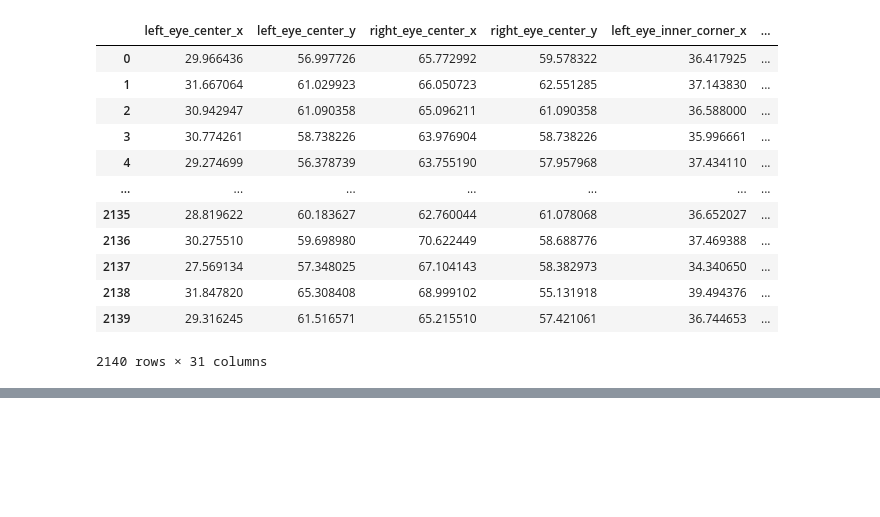
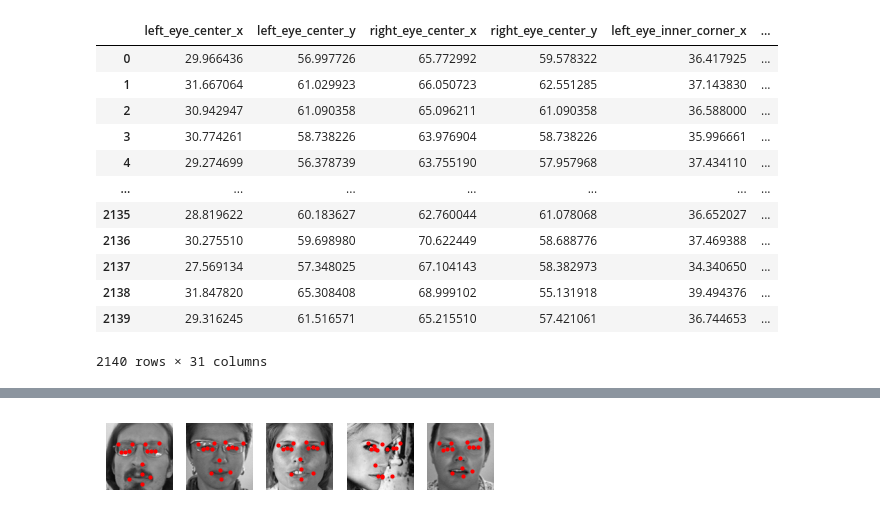
Before and after one commit to RubenBBlazquez/EmotionPredictor, a Jupyter notebook: DataAugmentation.ipynb, the cells around one changed output, grey strips where cells are left out. Saved outputs shown, nothing was run; the diff lists cells and outputs as text; code cells hidden in the pictures; blank space fills up the shorter version.

```diff
--- a/DataAugmentation.ipynb
+++ b/DataAugmentation.ipynb
@@ -241,0 +232,8 @@ augmented_facial_face_points.to_parquet('datasets/augmented_data.parquet')
+# %%
+from sklearn.preprocessing import MinMaxScaler
+scaler = MinMaxScaler()
+
+normalized_augmented_facial_face_points = augmented_facial_face_points.copy()
+normalized_augmented_facial_face_points['Image'] = normalized_augmented_facial_face_points['Image'].apply(lambda x: scaler.fit_transform(np.array(x).reshape(-1, 1)).reshape(-1))
+
+normalized_augmented_facial_face_points
@@ -241,0 +259,6 @@ augmented_facial_face_points.to_parquet('datasets/augmented_data.parquet')
+# %%
+images = normalized_augmented_facial_face_points.loc[10000:12000, 'Image'].apply(lambda x: pd.Series(x))
+
+visualize_images_with_points(5, dataset=images, shape=facial_face_points_shape, points=normalized_augmented_facial_face_points.iloc[10000:12000, :-1])
+# %% [output]
+[figure, added]
```
Also changed, not shown: parts of 10 cells of this notebook, 2 other files.
